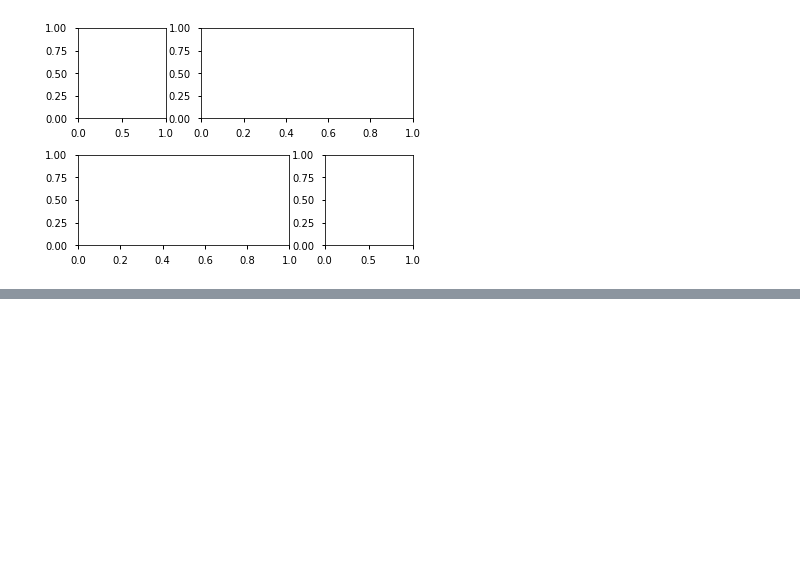
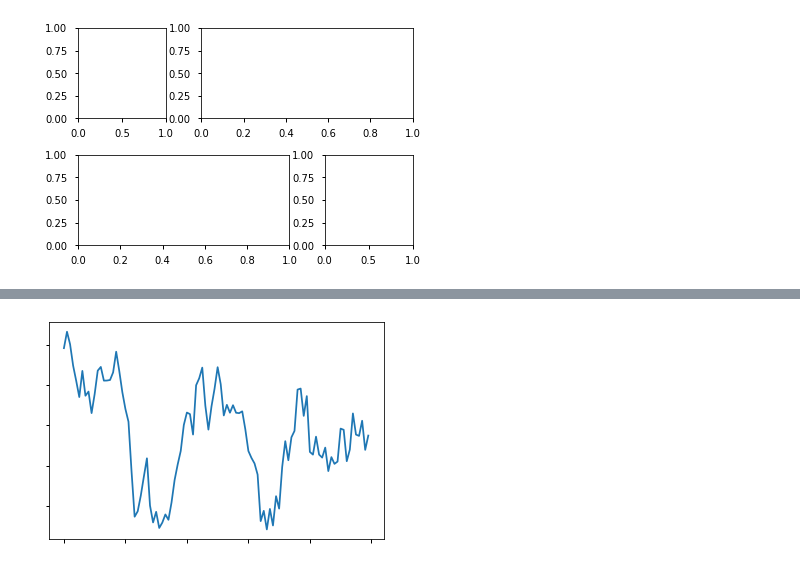
Before and after one commit to kwon-jaehong/fewshot-font-generation, a Jupyter notebook: CBAM/matplotlib.ipynb, the cells around one changed output, grey strips where cells are left out. Cells and saved outputs as stored; diff of their text form; code cells hidden in the pictures; blank space fills up the shorter version.

```diff
--- a/CBAM/matplotlib.ipynb
+++ b/CBAM/matplotlib.ipynb
@@ -319,0 +328,7 @@ RuntimeError: No mappable was found to use for colorbar creation. First define a
+# %%
+ax = plt.axes()
+ax.plot(np.random.randn(100).cumsum())
+ax.yaxis.set_major_formatter(plt.NullFormatter())
+ax.xaxis.set_major_formatter(plt.NullFormatter())
+# %% [output]
+[figure, added]
```
Also changed, not shown: parts of 19 cells of this notebook, 24 other files.
